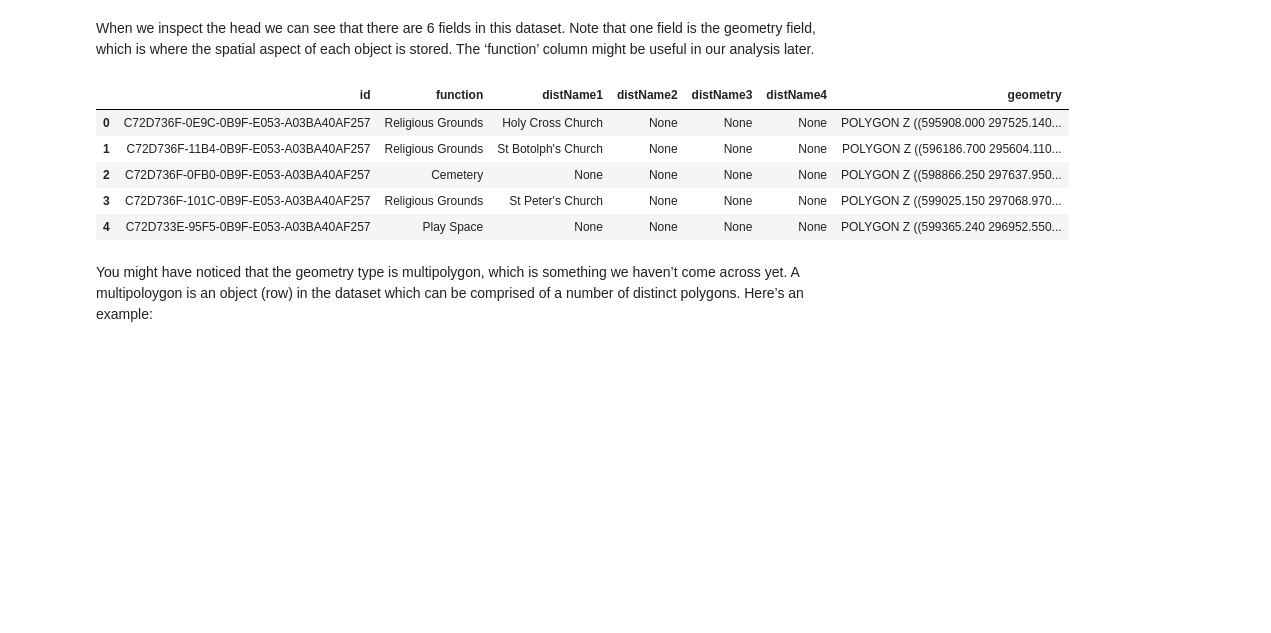
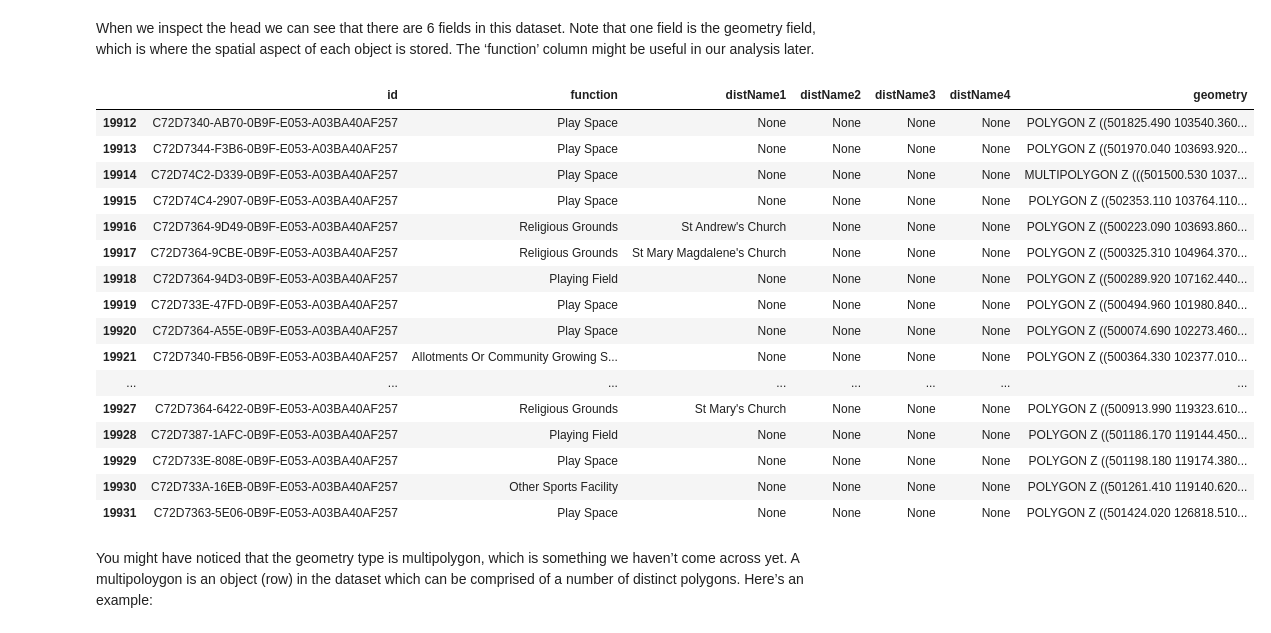
Before and after one commit to ONSgeo/more-GIS-in-Python, a Jupyter notebook: More_GIS_in_Python.ipynb, the cells around one changed output. Saved outputs shown, nothing was run; the diff lists cells and outputs as text; code cells hidden in the pictures; blank space fills up the shorter version.

```diff
--- a/More_GIS_in_Python.ipynb
+++ b/More_GIS_in_Python.ipynb
@@ -97,15 +97,26 @@ TL.plot(figsize = (10,10))
 [figure]
 # %% [markdown]
 When we inspect the head we can see that there are 6 fields in this dataset. Note that one field is the geometry field, which is where the spatial aspect of each object is stored. The ‘function’ column might be useful in our analysis later.
-# %%
-TL.head()
-# %% [output]
-|  | id | function | distName1 | distName2 | distName3 | distName4 | geometry |
-| 0 | C72D736F-0E9C-0B9F-E053-A03BA40AF257 | Religious Grounds | Holy Cross Church | None | None | None | POLYGON Z ((595908.000 297525.140... |
-| 1 | C72D736F-11B4-0B9F-E053-A03BA40AF257 | Religious Grounds | St Botolph's Church | None | None | None | POLYGON Z ((596186.700 295604.110... |
-| 2 | C72D736F-0FB0-0B9F-E053-A03BA40AF257 | Cemetery | None | None | None | None | POLYGON Z ((598866.250 297637.950... |
-| 3 | C72D736F-101C-0B9F-E053-A03BA40AF257 | Religious Grounds | St Peter's Church | None | None | None | POLYGON Z ((599025.150 297068.970... |
-| 4 | C72D733E-95F5-0B9F-E053-A03BA40AF257 | Play Space | None | None | None | None | POLYGON Z ((599365.240 296952.550... |
+# %%
+TQ.tail(20)
+# %% [output]
+|  | id | function | distName1 | distName2 | distName3 | distName4 | geometry |
+| 19912 | C72D7340-AB70-0B9F-E053-A03BA40AF257 | Play Space | None | None | None | None | POLYGON Z ((501825.490 103540.360... |
+| 19913 | C72D7344-F3B6-0B9F-E053-A03BA40AF257 | Play Space | None | None | None | None | POLYGON Z ((501970.040 103693.920... |
+| 19914 | C72D74C2-D339-0B9F-E053-A03BA40AF257 | Play Space | None | None | None | None | MULTIPOLYGON Z (((501500.530 1037... |
+| 19915 | C72D74C4-2907-0B9F-E053-A03BA40AF257 | Play Space | None | None | None | None | POLYGON Z ((502353.110 103764.110... |
+| 19916 | C72D7364-9D49-0B9F-E053-A03BA40AF257 | Religious Grounds | St Andrew's Church | None | None | None | POLYGON Z ((500223.090 103693.860... |
+| 19917 | C72D7364-9CBE-0B9F-E053-A03BA40AF257 | Religious Grounds | St Mary Magdalene's Church | None | None | None | POLYGON Z ((500325.310 104964.370... |
+| 19918 | C72D7364-94D3-0B9F-E053-A03BA40AF257 | Playing Field | None | None | None | None | POLYGON Z ((500289.920 107162.440... |
+| 19919 | C72D733E-47FD-0B9F-E053-A03BA40AF257 | Play Space | None | None | None | None | POLYGON Z ((500494.960 101980.840... |
+| 19920 | C72D7364-A55E-0B9F-E053-A03BA40AF257 | Play Space | None | None | None | None | POLYGON Z ((500074.690 102273.460... |
+| 19921 | C72D7340-FB56-0B9F-E053-A03BA40AF257 | Allotments Or Community Growing S... | None | None | None | None | POLYGON Z ((500364.330 102377.010... |
+| ... | ... | ... | ... | ... | ... | ... | ... |
+| 19927 | C72D7364-6422-0B9F-E053-A03BA40AF257 | Religious Grounds | St Mary's Church | None | None | None | POLYGON Z ((500913.990 119323.610... |
+| 19928 | C72D7387-1AFC-0B9F-E053-A03BA40AF257 | Playing Field | None | None | None | None | POLYGON Z ((501186.170 119144.450... |
+| 19929 | C72D733E-808E-0B9F-E053-A03BA40AF257 | Play Space | None | None | None | None | POLYGON Z ((501198.180 119174.380... |
+| 19930 | C72D733A-16EB-0B9F-E053-A03BA40AF257 | Other Sports Facility | None | None | None | None | POLYGON Z ((501261.410 119140.620... |
+| 19931 | C72D7363-5E06-0B9F-E053-A03BA40AF257 | Play Space | None | None | None | None | POLYGON Z ((501424.020 126818.510... |
 # %% [markdown]
 You might have noticed that the geometry type is multipolygon, which is something we haven’t come across yet. A multipoloygon is an object (row) in the dataset which can be comprised of a number of distinct polygons. Here’s an example:
 # %%
```
Also changed, not shown: parts of 8 cells of this notebook, 1 other file.
